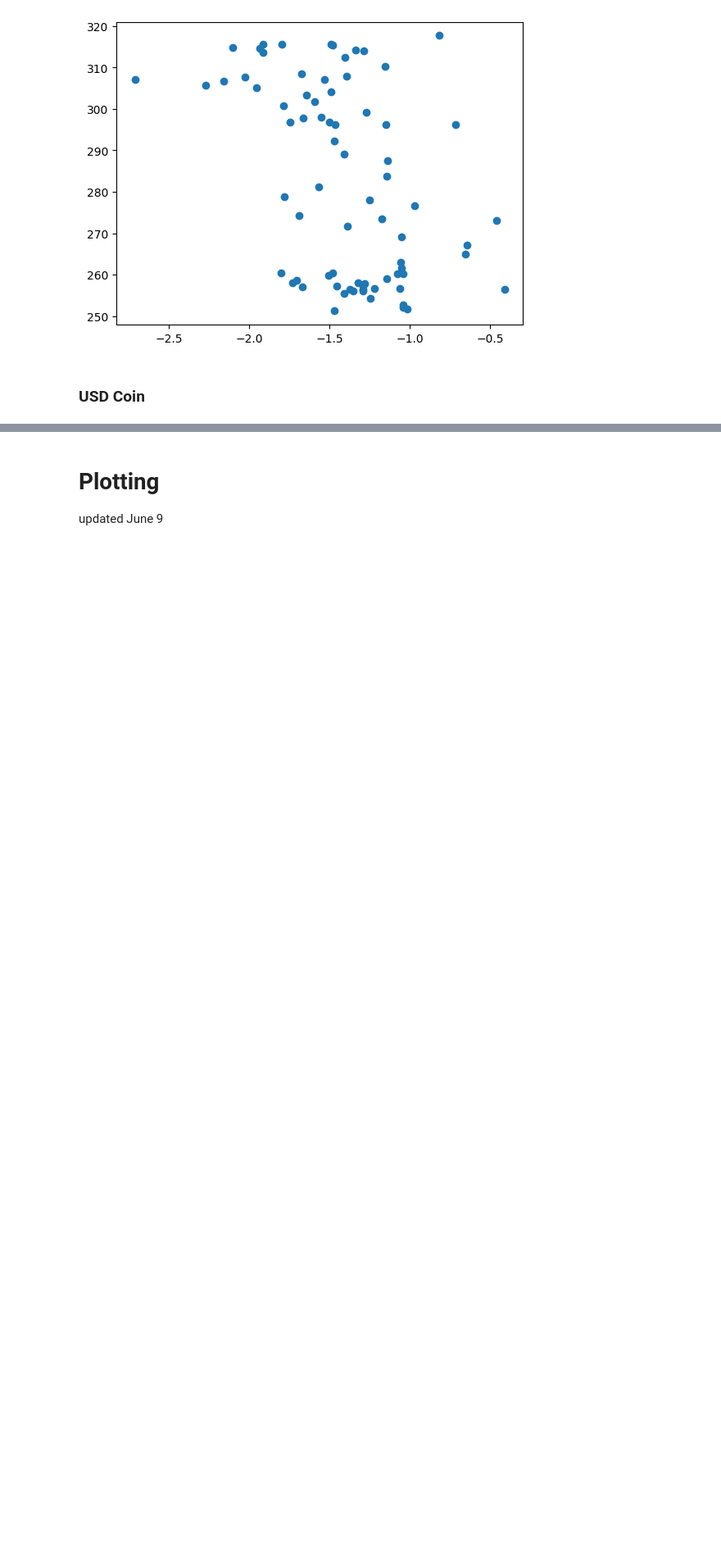
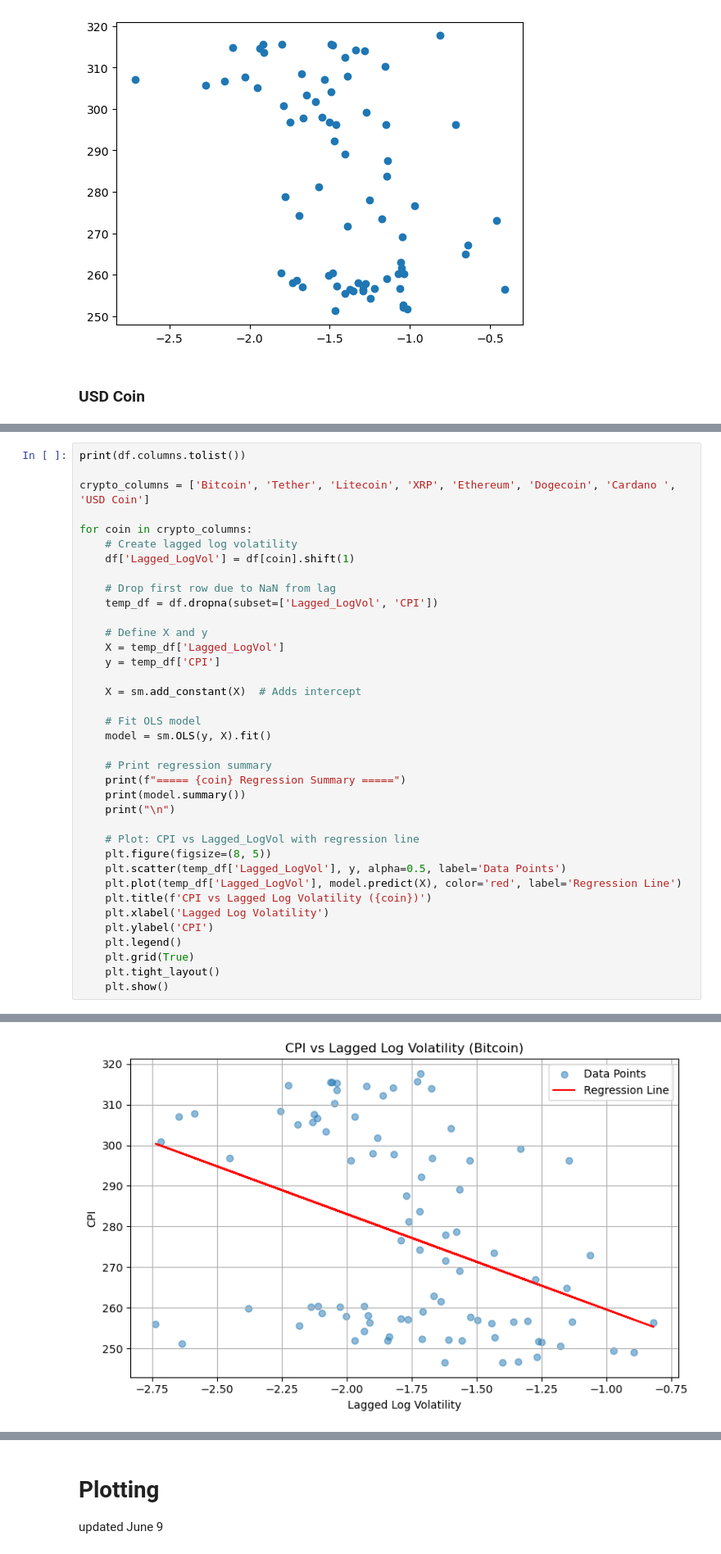
Before and after one commit to tianyishen701/CryptoMacroecon-Prediction-CSUREMM, a Jupyter notebook: CSUREMM_Project_Code.ipynb, the cells around one changed output, grey strips where cells are left out. Shown at 82% size. Saved outputs shown, nothing was run; the diff lists cells and outputs as text; blank space fills up the shorter version.

Commit message:
updated IM graphs

```diff
--- a/CSUREMM_Project_Code.ipynb
+++ b/CSUREMM_Project_Code.ipynb
@@ -378,0 +383,38 @@ Notes:
+# %%
+print(df.columns.tolist())
+
+crypto_columns = ['Bitcoin', 'Tether', 'Litecoin', 'XRP', 'Ethereum', 'Dogecoin', 'Cardano ', 'USD Coin']
+
+for coin in crypto_columns:
+    # Create lagged log volatility
+    df['Lagged_LogVol'] = df[coin].shift(1)
+
+    # Drop first row due to NaN from lag
+    temp_df = df.dropna(subset=['Lagged_LogVol', 'CPI'])
+
+    # Define X and y
+    X = temp_df['Lagged_LogVol']
+    y = temp_df['CPI']
+
+    X = sm.add_constant(X)  # Adds intercept
+
+    # Fit OLS model
+    model = sm.OLS(y, X).fit()
+
+    # Print regression summary
+    print(f"===== {coin} Regression Summary =====")
+    print(model.summary())
+    print("\n")
+
+    # Plot: CPI vs Lagged_LogVol with regression line
+    plt.figure(figsize=(8, 5))
+    plt.scatter(temp_df['Lagged_LogVol'], y, alpha=0.5, label='Data Points')
+    plt.plot(temp_df['Lagged_LogVol'], model.predict(X), color='red', label='Regression Line')
+    plt.title(f'CPI vs Lagged Log Volatility ({coin})')
+    plt.xlabel('Lagged Log Volatility')
+    plt.ylabel('CPI')
+    plt.legend()
+    plt.grid(True)
+    plt.tight_layout()
+    plt.show()
+# %% [output]
@@ -378,0 +438 @@ Notes:
+[figure, added]
```
Also changed, not shown: parts of 14 cells of this notebook.
